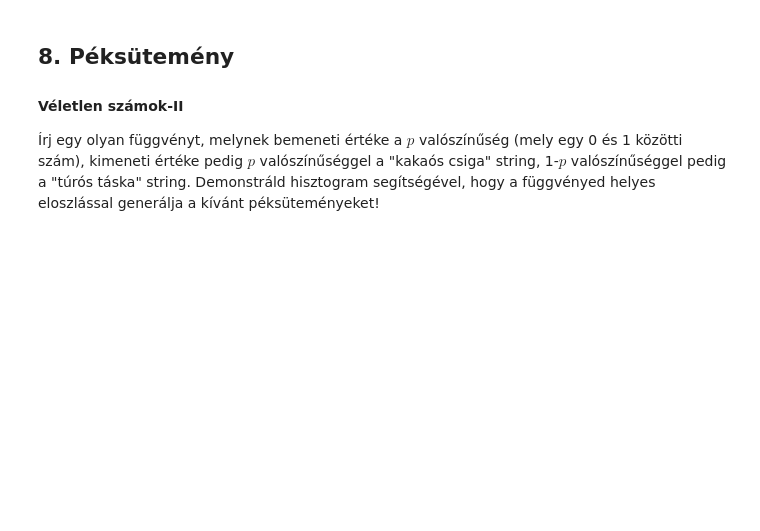
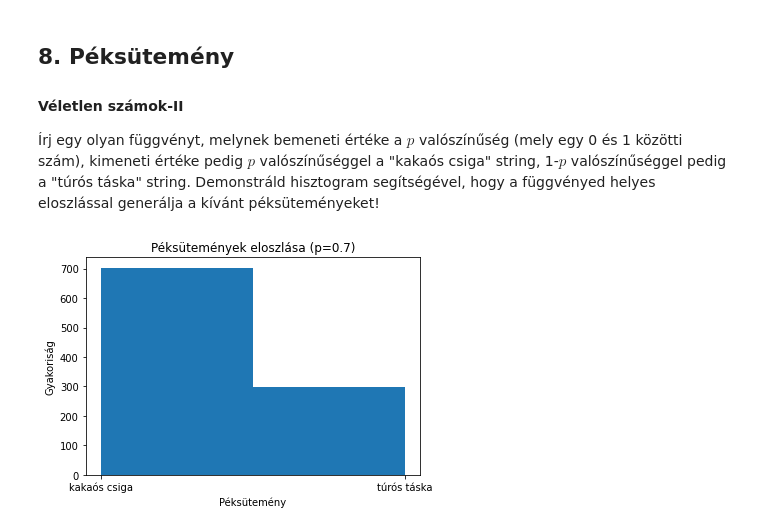
Before and after one commit to IK2023-info/ik2023-lab01-Bendzsike, a Jupyter notebook: 01_06_feladatok.ipynb, the cells around one changed output. Saved outputs shown, nothing was run; the diff lists cells and outputs as text; code cells hidden in the pictures; blank space fills up the shorter version.

```diff
--- a/01_06_feladatok.ipynb
+++ b/01_06_feladatok.ipynb
@@ -23,6 +25,3 @@ sorrend=[8,9,15,26,33,4,27,11,12,0,5,32,29,21,24,22,28,7,30,16,17,2,3,19,13,25,3
 Azaz az általunk megkapott első szó az eredeti szövegben a 8-as indexet viselte, azaz a 9. volt.
 
 Írj egy olyan programot, ami helyreállítja az idézetet, valamint össze is fűzi a lista elemeit egy mondattá.
-# %%
-sorted = [x for _, x in sorted(zip(sorrend, sms))]
-' '.join(sorted)
@@ -30,0 +28,7 @@ sorted = [x for _, x in sorted(zip(sorrend, sms))]
+# %%
+from operator import itemgetter
+smsOriginal = zip(sms, sorrend)
+message = sorted(smsOriginal, key=itemgetter(1))
+
+for i in message:
+  print(i[0], end=' ')
@@ -133,3 +252,24 @@ def fuggveny(x,*args,**kwargs):
 #### Véletlen számok-II
 
 Írj egy olyan függvényt, melynek bemeneti értéke a $p$ valószínűség (mely egy 0 és 1 közötti szám), kimeneti értéke pedig $p$ valószínűséggel a "kakaós csiga" string, 1-$p$ valószínűséggel pedig a "túrós táska" string. Demonstráld hisztogram segítségével, hogy a függvényed helyes eloszlással generálja a kívánt péksüteményeket!
+# %%
+import random
+
+def peksutemeny(p):
+    if random.random() < p:
+        return "kakaós csiga"
+    else:
+        return "túrós táska"
+
+import matplotlib.pyplot as plt
+
+p = 0.7
+sutesek = [peksutemeny(p) for i in range(1000)]
+
+plt.hist(sutesek, bins=2)
+plt.xlabel('Péksütemény')
+plt.ylabel('Gyakoriság')
+plt.title(f'Péksütemények eloszlása (p={p})')
+plt.show()
+# %% [output]
+[figure, added]
```
Also changed, not shown: parts of 12 cells of this notebook.
